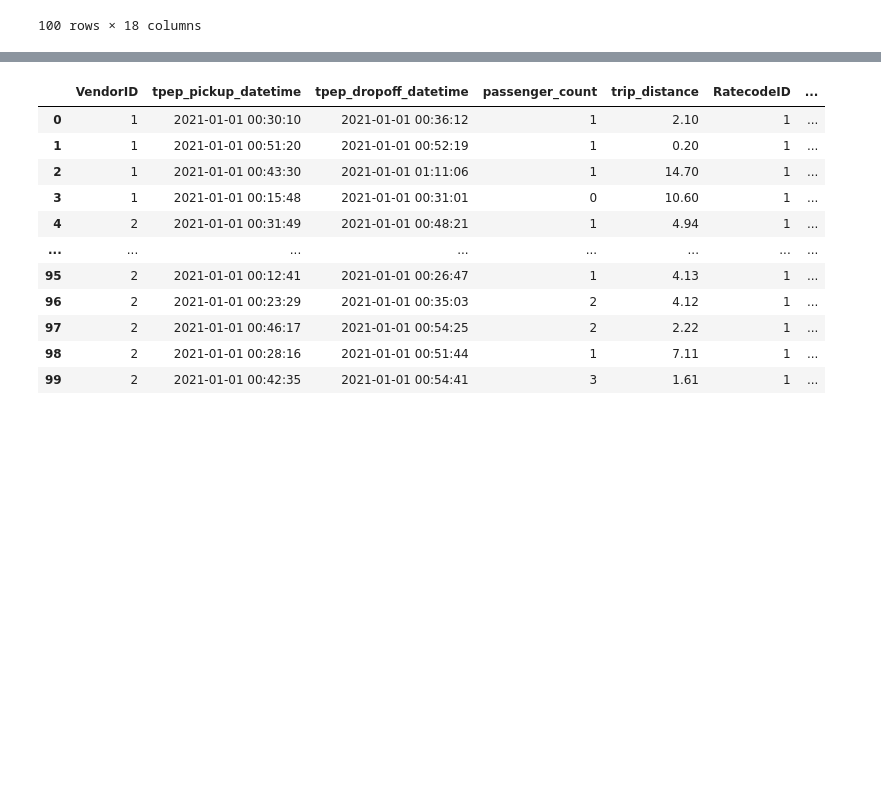
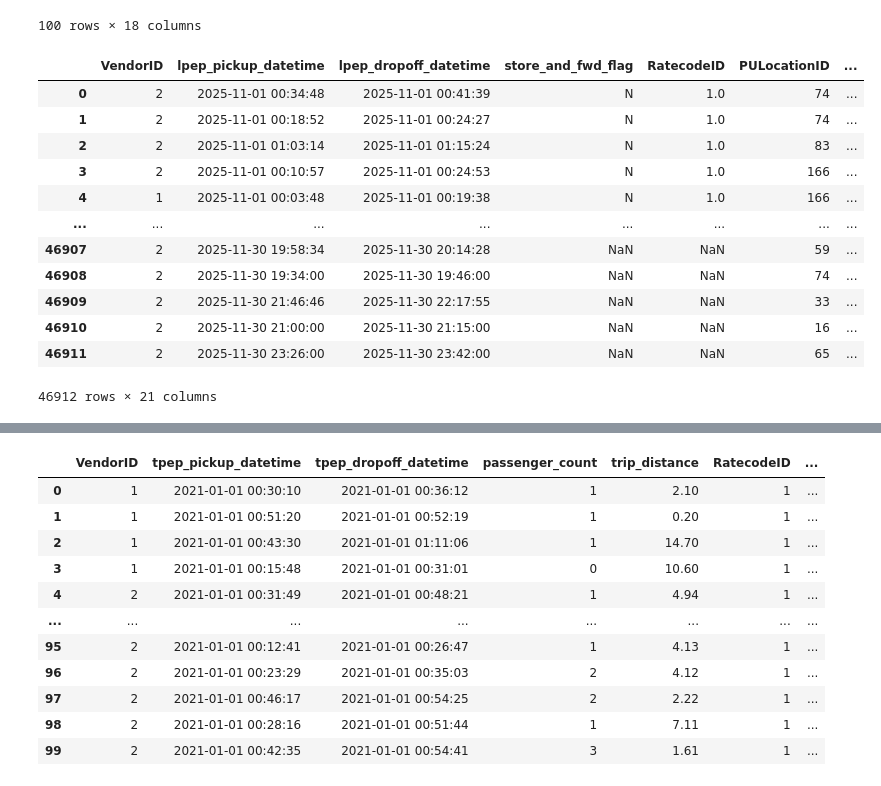
Before and after one commit to louiskinu/data-eng-docker, a Jupyter notebook: pipeline/notebook.ipynb, the cells around one changed output, grey strips where cells are left out. Saved outputs shown, nothing was run; the diff lists cells and outputs as text; code cells hidden in the pictures; blank space fills up the shorter version.

Commit message:
Data Ingestion 1

```diff
--- a/pipeline/notebook.ipynb
+++ b/pipeline/notebook.ipynb
@@ -3,3 +7,6 @@ import pandas as pd
 # %%
 prefix = 'https://github.com/DataTalksClub/nyc-tlc-data/releases/download/yellow/'
 df = pd.read_csv(prefix + 'yellow_tripdata_2021-01.csv.gz', nrows=100)
+# %%
+prefix1 = 'https://d37ci6vzurychx.cloudfront.net/trip-data/green_tripdata_2025-11.parquet'
+df1 = pd.read_parquet(prefix1, engine='pyarrow')
@@ -58,6 +108,22 @@ df
 | 98 | 2 | 2021-01-01 00:28:16 | 2021-01-01 00:51:44 | 1 | 7.11 | 1 | ... |
 | 99 | 2 | 2021-01-01 00:42:35 | 2021-01-01 00:54:41 | 3 | 1.61 | 1 | ... |
 100 rows × 18 columns
+# %%
+df1
+# %% [output]
+|  | VendorID | lpep_pickup_datetime | lpep_dropoff_datetime | store_and_fwd_flag | RatecodeID | PULocationID | ... |
+| 0 | 2 | 2025-11-01 00:34:48 | 2025-11-01 00:41:39 | N | 1.0 | 74 | ... |
+| 1 | 2 | 2025-11-01 00:18:52 | 2025-11-01 00:24:27 | N | 1.0 | 74 | ... |
+| 2 | 2 | 2025-11-01 01:03:14 | 2025-11-01 01:15:24 | N | 1.0 | 83 | ... |
+| 3 | 2 | 2025-11-01 00:10:57 | 2025-11-01 00:24:53 | N | 1.0 | 166 | ... |
+| 4 | 1 | 2025-11-01 00:03:48 | 2025-11-01 00:19:38 | N | 1.0 | 166 | ... |
+| ... | ... | ... | ... | ... | ... | ... | ... |
+| 46907 | 2 | 2025-11-30 19:58:34 | 2025-11-30 20:14:28 | NaN | NaN | 59 | ... |
+| 46908 | 2 | 2025-11-30 19:34:00 | 2025-11-30 19:46:00 | NaN | NaN | 74 | ... |
+| 46909 | 2 | 2025-11-30 21:46:46 | 2025-11-30 22:17:55 | NaN | NaN | 33 | ... |
+| 46910 | 2 | 2025-11-30 21:00:00 | 2025-11-30 21:15:00 | NaN | NaN | 16 | ... |
+| 46911 | 2 | 2025-11-30 23:26:00 | 2025-11-30 23:42:00 | NaN | NaN | 65 | ... |
+46912 rows × 21 columns
 # %%
 dtype = {
     "VendorID": "Int64",
```
Also changed, not shown: parts of 10 cells of this notebook.
